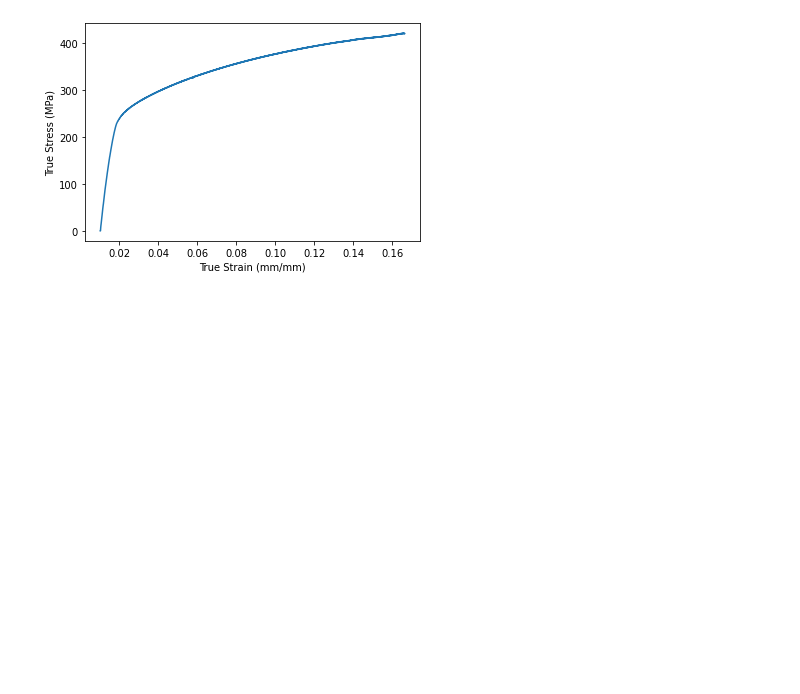
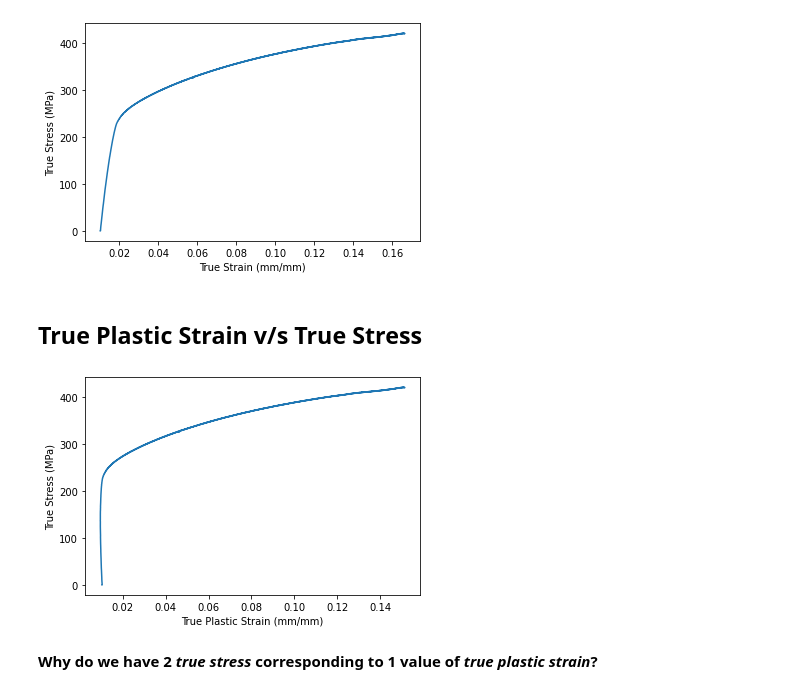
Before and after one commit to algomaster99/meta-btp, a Jupyter notebook: Engineering Stress, Strain -> True Stress, Strain.ipynb, the cells around one changed output. Saved outputs shown, nothing was run; the diff lists cells and outputs as text; code cells hidden in the pictures; blank space fills up the shorter version.

Commit message:
Plot true plastic strain v/s true stress
* Record observations in the same notebook

```diff
--- a/Engineering Stress, Strain -> True Stress, Strain.ipynb
+++ b/Engineering Stress, Strain -> True Stress, Strain.ipynb
@@ -111,9 +115,22 @@ _ = plt.ylabel(y_label)
 ## True Strain v/s True Stress
 # %%
 true_strain = np.log([i+1 for i in x[start:end]])
-true_stress = [y[i]*(1+true_strain[i]) for i in range(len(true_strain))]
+required_points = len(true_strain)
+true_stress = [y[i]*(1+true_strain[i]) for i in range(required_points)]
 _ = plt.plot(true_strain, true_stress)
 _ = plt.xlabel('True Strain (mm/mm)')
 _ = plt.ylabel('True Stress (MPa)')
 # %% [output]
 [figure]
+# %% [markdown]
+## True Plastic Strain v/s True Stress
+# %%
+# true plastic strain = true stain -
+true_plastic_strain = [(true_strain[i] - true_stress[i]/youngs_modulus) for i in range(required_points)]
+_ = plt.plot(true_plastic_strain, true_stress)
+_ = plt.xlabel('True Plastic Strain (mm/mm)')
+_ = plt.ylabel('True Stress (MPa)')
+# %% [output]
+[figure, added]
+# %% [markdown]
+**Why do we have 2 *true stress* corresponding to 1 value of *true plastic strain*?**
```
Also changed, not shown: parts of 1 cell of this notebook, 1 other file.
